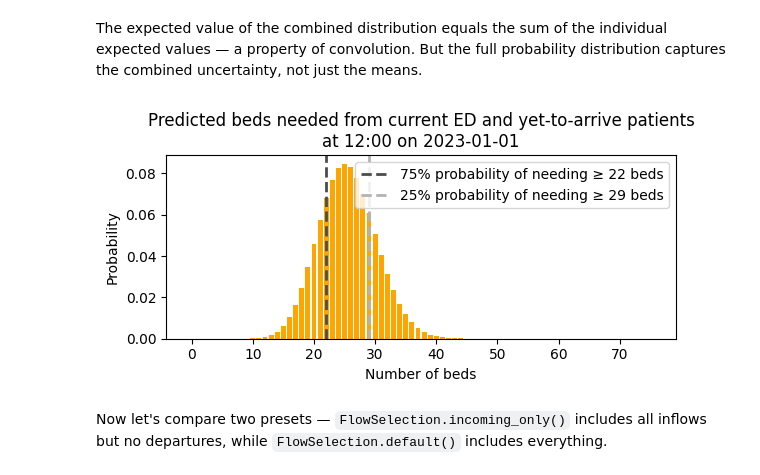
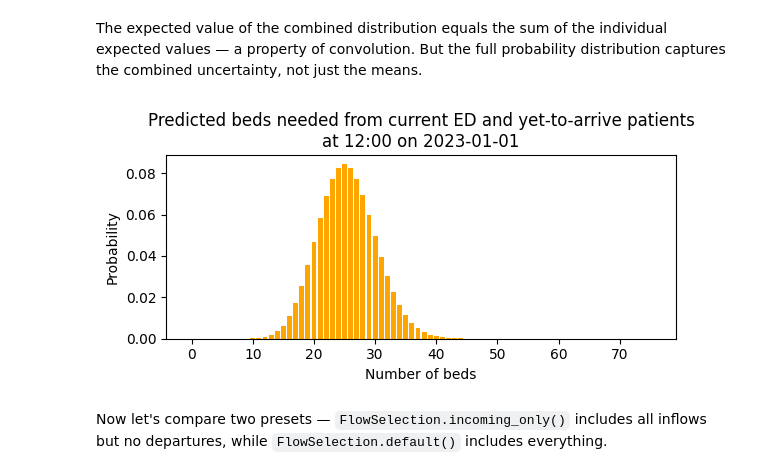
Before and after one commit to UCL-CORU/patientflow, a Jupyter notebook: notebooks/4a_Organise_predictions_for_a_production_pipeline.ipynb, the cells around one changed output. Cells and saved outputs as stored; diff of their text form; code cells hidden in the pictures.

```diff
--- a/notebooks/4a_Organise_predictions_for_a_production_pipeline.ipynb
+++ b/notebooks/4a_Organise_predictions_for_a_production_pipeline.ipynb
@@ -439,18 +440,16 @@ The expected value of the combined distribution equals the sum of the individual
 # %%
 title = (
     f'Predicted beds needed from current ED and yet-to-arrive patients\n'
     f'at {format_prediction_time(prediction_time)} '
     f'on {snapshot_date}'
 )
 plot_prob_dist(
     combined_bundle.arrivals.probabilities, title,
     include_titles=True,
-    probability_levels=[0.75, 0.25],
-    show_probability_thresholds=True,
     bar_colour='orange'
 )
 # %% [output]
-[figure, old version]
+[figure, new version]
 # %% [markdown]
 Now let's compare two presets — `FlowSelection.incoming_only()` includes all inflows but no departures, while `FlowSelection.default()` includes everything.
 # %%
```
Also changed, not shown: parts of 10 cells of this notebook, 23 other files.
